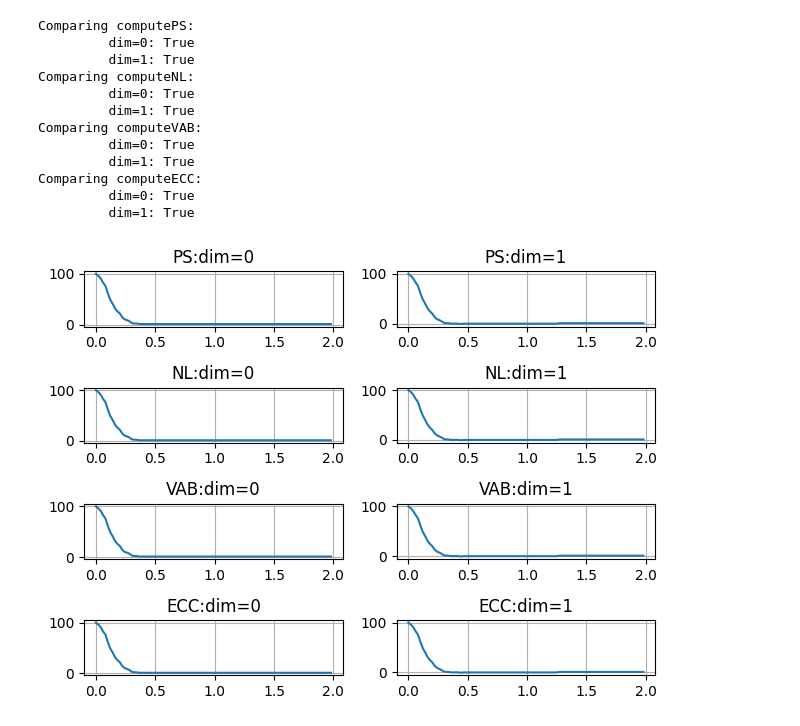
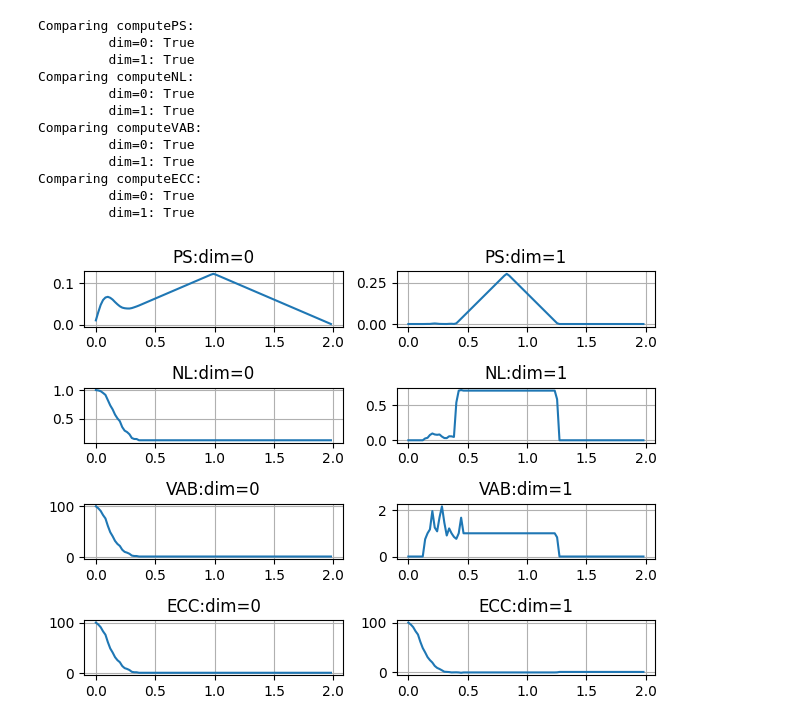
Before and after one commit to ALuchinsky/vpb_python, a Jupyter notebook: python/testClass.ipynb, the cells around one changed output. Drawn from its saved outputs; the diff is of its cells as text; code cells hidden in the pictures.

```diff
--- a/python/testClass.ipynb
+++ b/python/testClass.ipynb
@@ -7,7 +7,7 @@ import matplotlib.pyplot as plt
 X = np.loadtxt("../R/unitCircle.csv", skiprows=1, delimiter=",")
 # %%
 reload(td);
-TD = td.tdadiag_vect(X, threshold_=2)
+TD = td.tdadiag_vect(X, threshold=2)
 _ = TD.calcDiag(inf=2)
 # %%
 test_dict = {"ps":TD.computePS, "nl":TD.computeNL,
@@ -42,13 +42,14 @@ Comparing computeECC:
 # %%
 i = 1
 for k in test_dict.keys():
     for d in range(2):
+        func = test_dict[k]
         xx = func(homDim = d, nGrid = 100)
         ax = plt.subplot(len(test_dict.keys()),2,i)
         ax.plot(TD.scale[:-1], xx)
         ax.set_title(f"{k.upper()}:dim={d}")
         ax.grid(True)
         i += 1
 plt.tight_layout()
 # %% [output]
-[figure, old version]
+[figure, new version]
```
Also changed, not shown: parts of 3 cells of this notebook, 1 other file.
